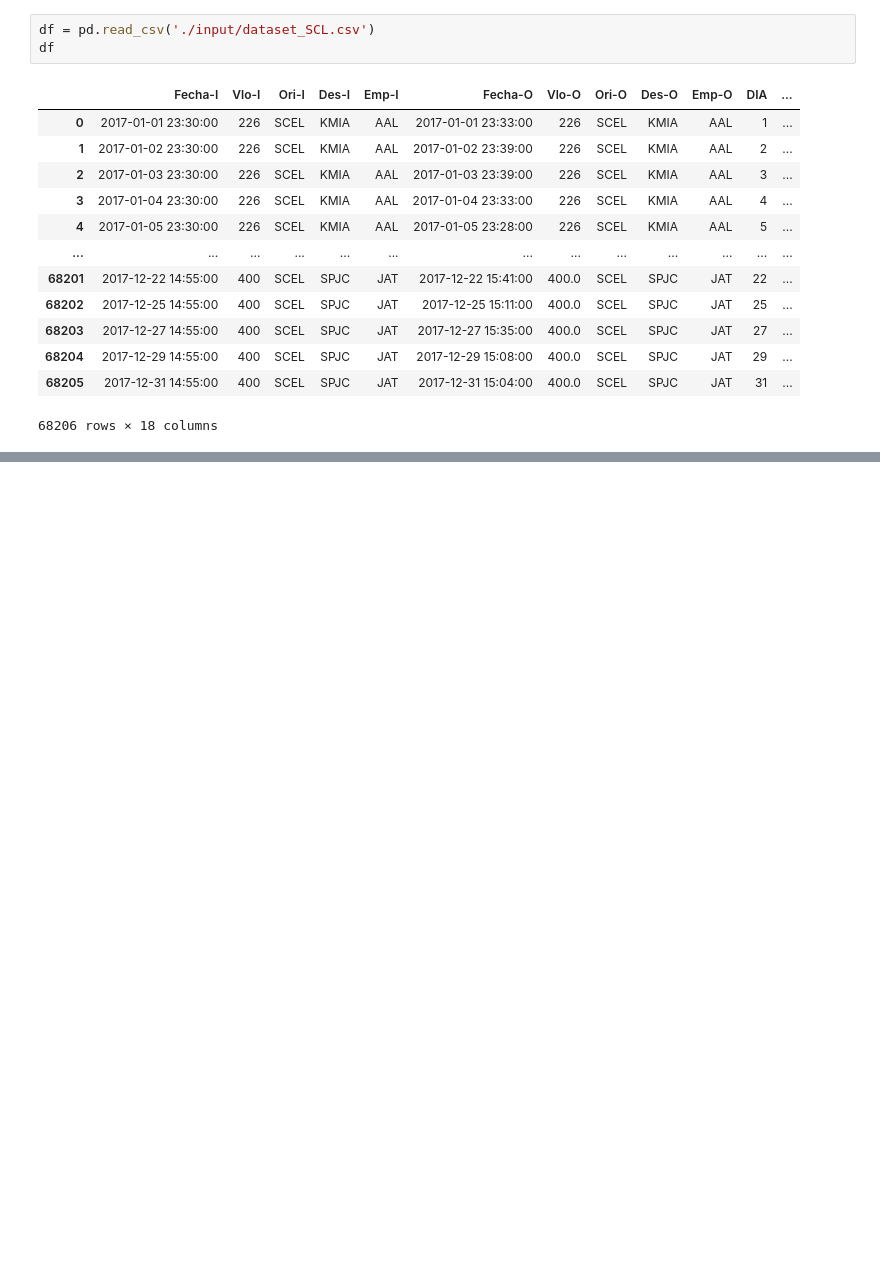
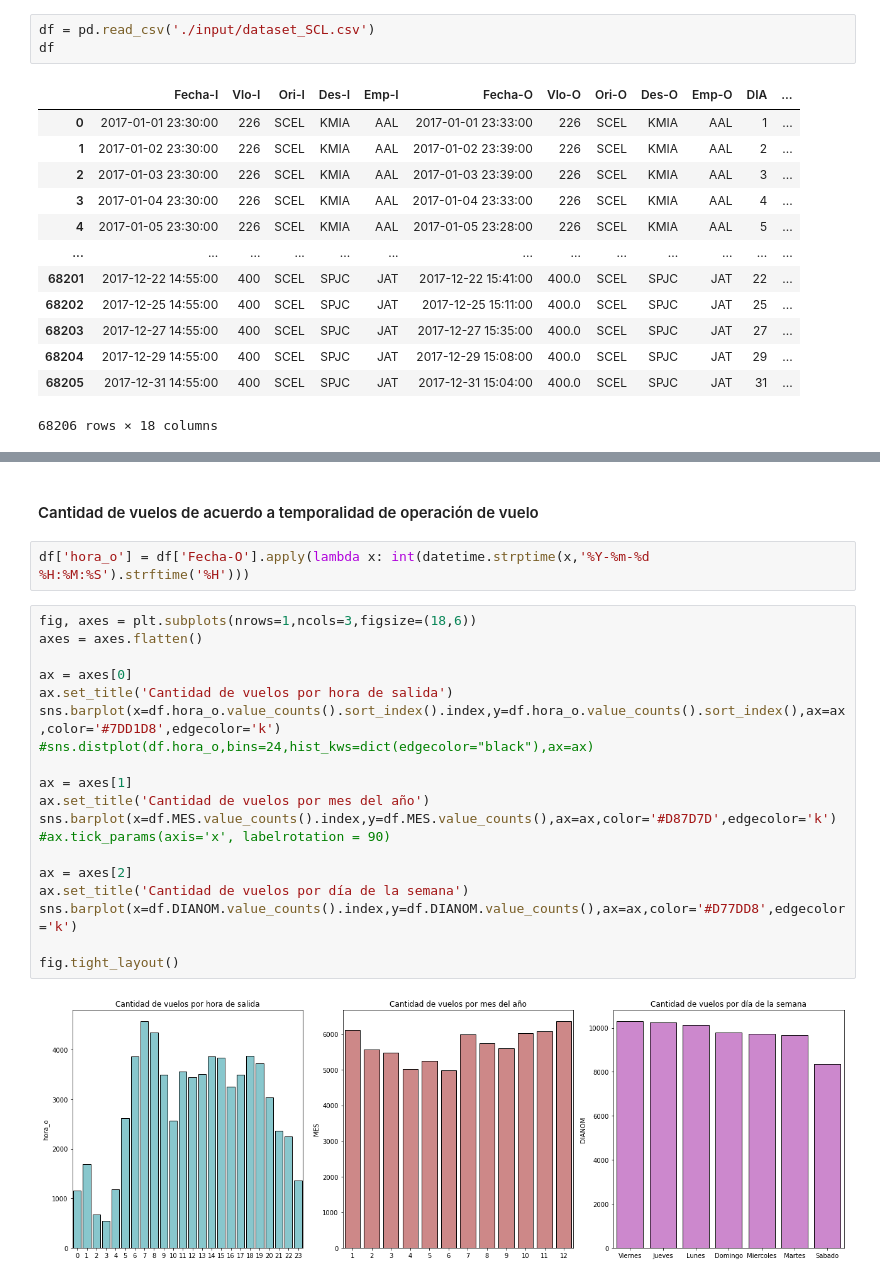
Before and after one commit to jesusfberrios/ds_challenge_latam, a Jupyter notebook: solution.ipynb, the cells around one changed output, grey strips where cells are left out. Drawn from its saved outputs; the diff is of its cells as text; blank space fills up the shorter version.

```diff
--- a/solution.ipynb
+++ b/solution.ipynb
@@ -59,0 +218,25 @@ Se procede a explorar los datos.
+# %% [markdown]
+#### Cantidad de vuelos de acuerdo a temporalidad de operación de vuelo
+# %%
+df['hora_o'] = df['Fecha-O'].apply(lambda x: int(datetime.strptime(x,'%Y-%m-%d %H:%M:%S').strftime('%H')))
+# %%
+fig, axes = plt.subplots(nrows=1,ncols=3,figsize=(18,6))
+axes = axes.flatten()
+
+ax = axes[0]
+ax.set_title('Cantidad de vuelos por hora de salida')
+sns.barplot(x=df.hora_o.value_counts().sort_index().index,y=df.hora_o.value_counts().sort_index(),ax=ax,color='#7DD1D8',edgecolor='k')
+#sns.distplot(df.hora_o,bins=24,hist_kws=dict(edgecolor="black"),ax=ax)
+
+ax = axes[1]
+ax.set_title('Cantidad de vuelos por mes del año')
+sns.barplot(x=df.MES.value_counts().index,y=df.MES.value_counts(),ax=ax,color='#D87D7D',edgecolor='k')
+#ax.tick_params(axis='x', labelrotation = 90)
+
+ax = axes[2]
+ax.set_title('Cantidad de vuelos por día de la semana')
+sns.barplot(x=df.DIANOM.value_counts().index,y=df.DIANOM.value_counts(),ax=ax,color='#D77DD8',edgecolor='k')
+
+fig.tight_layout()
+# %% [output]
+[figure, added]
```
Also changed, not shown: parts of 20 cells of this notebook.
